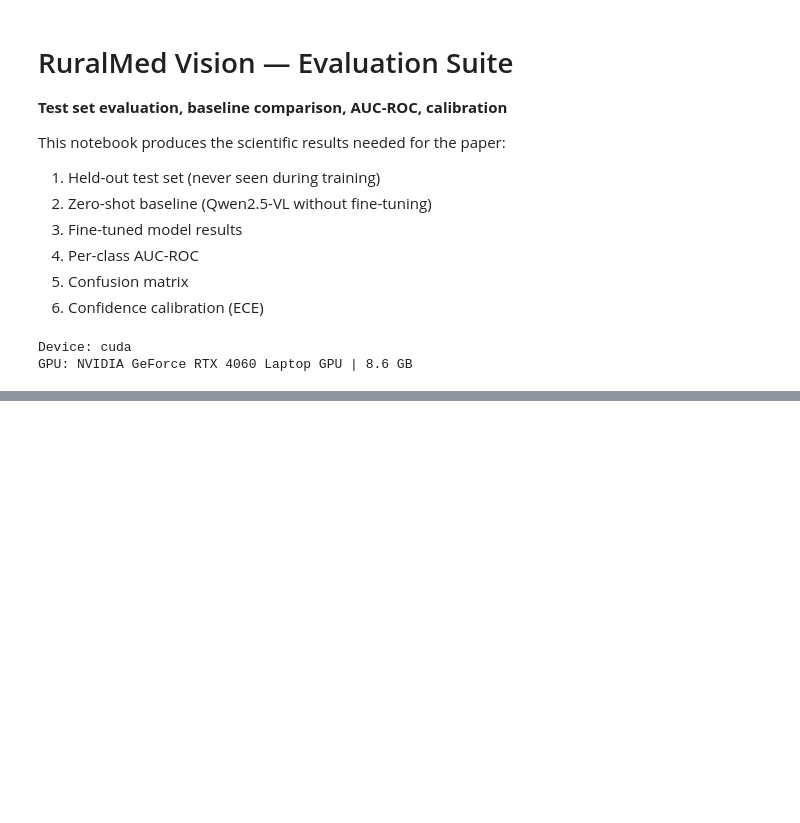
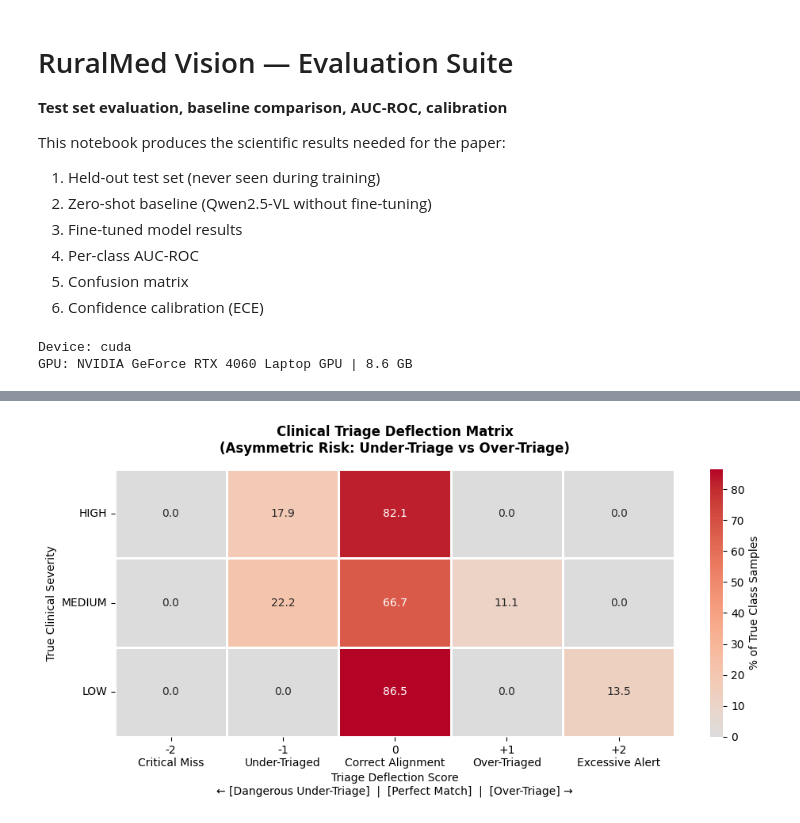
Before and after one commit to 0x-NaN/ruralmedvision, a Jupyter notebook: RuralMed_Evaluation.ipynb, the cells around one changed output, grey strips where cells are left out. Cells and saved outputs as stored; diff of their text form; code cells hidden in the pictures; blank space fills up the shorter version.

````diff
--- a/RuralMed_Evaluation.ipynb
+++ b/RuralMed_Evaluation.ipynb
@@ -147,5 +199,5 @@ print(f"Fine-tuned model ready | VRAM: {used:.1f}/{total:.1f} GB")
 # %%
-# Cell 5 -- Inference function + SYMPTOM_LOOKUP
+# Cell 5 -- Inference function + SYMPTOM_LOOKUP (Updated to include confidence calibration field)
 import json as jlib, re
 from PIL import Image
 
@@ -154,7 +206,8 @@ classify the condition. Respond with ONLY a JSON object:
 {
   "condition": "<condition name>",
   "severity": "<LOW, MEDIUM, or HIGH>",
-  "dx_code": "<one of: mel, nv, bcc, akiec, bkl, df, vasc>"
+  "dx_code": "<one of: mel, nv, bcc, akiec, bkl, df, vasc>",
+  "confidence": <float between 0.0 and 1.0>
 }"""
 
 SYMPTOM_LOOKUP = {
@@ -182,9 +235,9 @@ def run_inference(model, proc, image_path, symptom_text, image_size=128):
                              pad_token_id=proc.tokenizer.eos_token_id)
     raw = proc.decode(out[0][inputs["input_ids"].shape[1]:], skip_special_tokens=True)
     try:
-        return jlib.loads(re.sub(r"```json|```","",raw).strip())
+        return jlib.loads(re.sub(r"```json|\n```","",raw).strip())
     except:
         sev = next((s for s in ["HIGH","MEDIUM","LOW"] if s in raw.upper()), "UNKNOWN")
-        return {"condition":"parse_error","severity":sev,"dx_code":"nv"}
+        return {"condition":"parse_error","severity":sev,"dx_code":"nv","confidence": 0.5}
 
 print("Inference function ready.")
@@ -830,0 +467,50 @@ print(f"   while running offline on an 8GB consumer GPU.'")
+# %%
+# Cell 14 -- Clinical Triage Deflection & Error Analysis
+import numpy as np
+import seaborn as sns
+import pandas as pd
+
+# Define the ordinal mapping for severity levels
+SEV_ORDINAL = {"LOW": 0, "MEDIUM": 1, "HIGH": 2}
+
+# Map ordinal values to calculate clinical deflection
+ev_df = pd.DataFrame(ft_res)
+ev_df["true_num"] = ev_df["true_severity"].map(SEV_ORDINAL)
+ev_df["pred_num"] = ev_df["pred_severity"].map(SEV_ORDINAL)
+
+# Triage Deflection: Positive = Over-triage (Conservative), Negative = Under-triage (Dangerous)
+ev_df["triage_deflection"] = ev_df["pred_num"] - ev_df["true_num"]
+
+deflection_matrix = pd.crosstab(
+    ev_df["true_severity"],
+    ev_df["triage_deflection"],
+    normalize="index"
+) * 100
+
+# Force alignment to all possible deflection scores (-2 to +2)
+for col in [-2, -1, 0, 1, 2]:
+    if col not in deflection_matrix.columns:
+        deflection_matrix[col] = 0.0
+deflection_matrix = deflection_matrix[[-2, -1, 0, 1, 2]]
+deflection_matrix = deflection_matrix.reindex(["HIGH", "MEDIUM", "LOW"])
+
+plt.figure(figsize=(10, 5))
+sns.heatmap(
+    deflection_matrix,
+    annot=True,
+    fmt=".1f",
+    cmap="coolwarm",
+    center=0,
+    linewidths=1,
+    linecolor='white',
+    cbar_kws={'label': '% of True Class Samples'}
+)
+plt.title("Clinical Triage Deflection Matrix\n(Asymmetric Risk: Under-Triage vs Over-Triage)", fontweight="bold", pad=15)
+plt.xlabel("Triage Deflection Score\n← [Dangerous Under-Triage]  |  [Perfect Match]  |  [Over-Triage] →", fontsize=10)
+plt.ylabel("True Clinical Severity", fontsize=10)
+plt.xticks(ticks=np.arange(5)+0.5, labels=["-2\nCritical Miss", "-1\nUnder-Triaged", "0\nCorrect Alignment", "+1\nOver-Triaged", "+2\nExcessive Alert"])
+plt.yticks(rotation=0)
+plt.tight_layout()
+plt.show()
+# %% [output]
+[figure, added]
````
Also changed, not shown: parts of 32 cells of this notebook, 40 other files.
